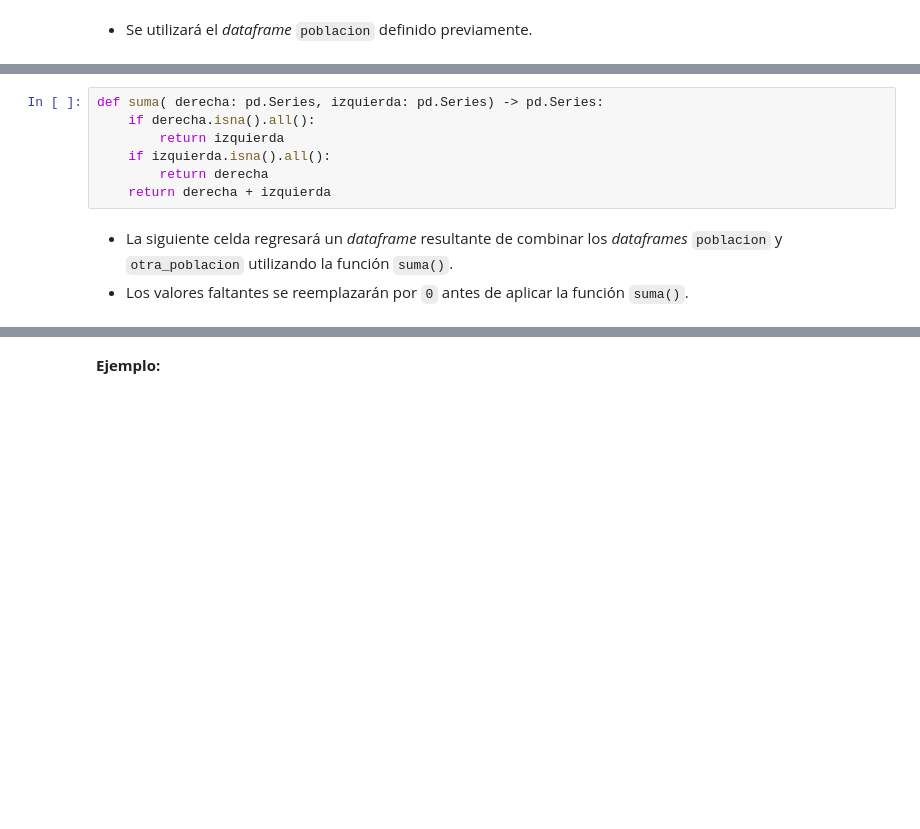
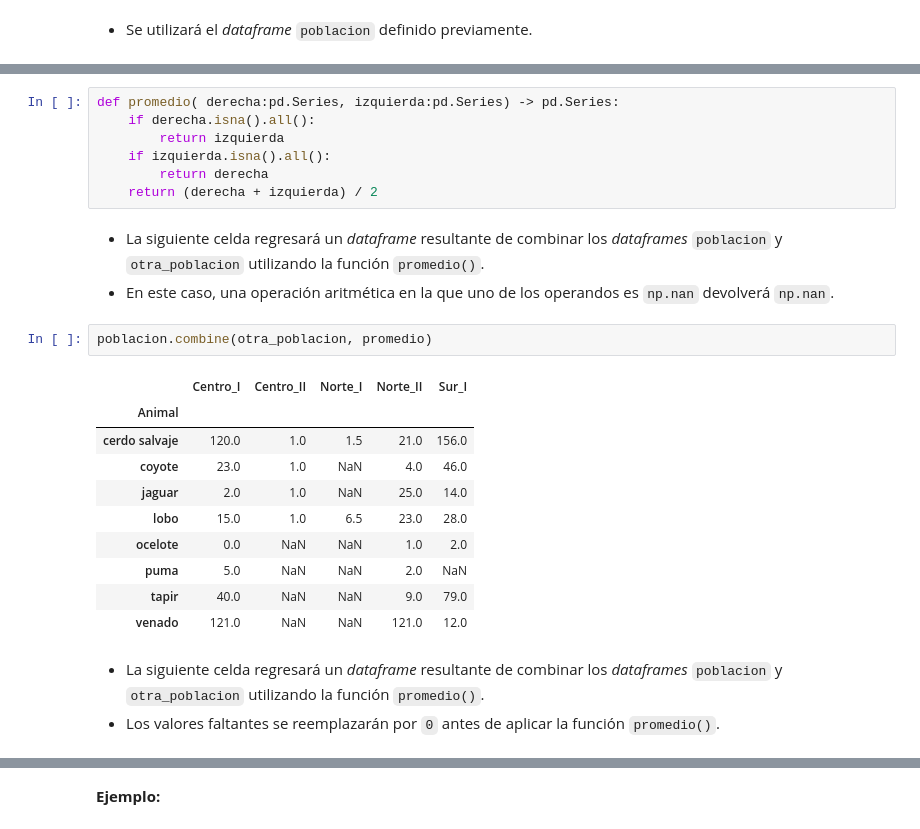
Before and after one commit to PythonistaMX/py311, a Jupyter notebook: 21_transformacion_de_objetos.ipynb, the cells around one changed output, grey strips where cells are left out. Cells and saved outputs as stored; diff of their text form; blank space fills up the shorter version.

```diff
--- a/21_transformacion_de_objetos.ipynb
+++ b/21_transformacion_de_objetos.ipynb
@@ -110,11 +142,27 @@ poblacion
 # %%
-def suma( derecha: pd.Series, izquierda: pd.Series) -> pd.Series:
+def promedio( derecha:pd.Series, izquierda:pd.Series) -> pd.Series:
     if derecha.isna().all():
         return izquierda
     if izquierda.isna().all():
         return derecha
-    return derecha + izquierda
+    return (derecha + izquierda) / 2
+# %% [markdown]
+* La siguiente celda regresará un *dataframe* resultante de combinar los *dataframes* `poblacion` y `otra_poblacion` utilizando la función `promedio()`.
+* En este caso, una operación aritmética en la que uno de los operandos es `np.nan` devolverá `np.nan`.
+# %%
+poblacion.combine(otra_poblacion, promedio)
+# %% [output]
+|  | Centro_I | Centro_II | Norte_I | Norte_II | Sur_I |
+| Animal |  |  |  |  |  |
+| cerdo salvaje | 120.0 | 1.0 | 1.5 | 21.0 | 156.0 |
+| coyote | 23.0 | 1.0 | NaN | 4.0 | 46.0 |
+| jaguar | 2.0 | 1.0 | NaN | 25.0 | 14.0 |
+| lobo | 15.0 | 1.0 | 6.5 | 23.0 | 28.0 |
+| ocelote | 0.0 | NaN | NaN | 1.0 | 2.0 |
+| puma | 5.0 | NaN | NaN | 2.0 | NaN |
+| tapir | 40.0 | NaN | NaN | 9.0 | 79.0 |
+| venado | 121.0 | NaN | NaN | 121.0 | 12.0 |
 # %% [markdown]
-* La siguiente celda regresará un *dataframe* resultante de combinar los *dataframes* `poblacion` y `otra_poblacion` utilizando la función `suma()`.
-* Los valores faltantes se reemplazarán por `0` antes de aplicar la función `suma()`.
+* La siguiente celda regresará un *dataframe* resultante de combinar los *dataframes* `poblacion` y `otra_poblacion` utilizando la función `promedio()`.
+* Los valores faltantes se reemplazarán por `0` antes de aplicar la función `promedio()`.
 # %%
```
Also changed, not shown: parts of 77 cells of this notebook, 1 other file.
